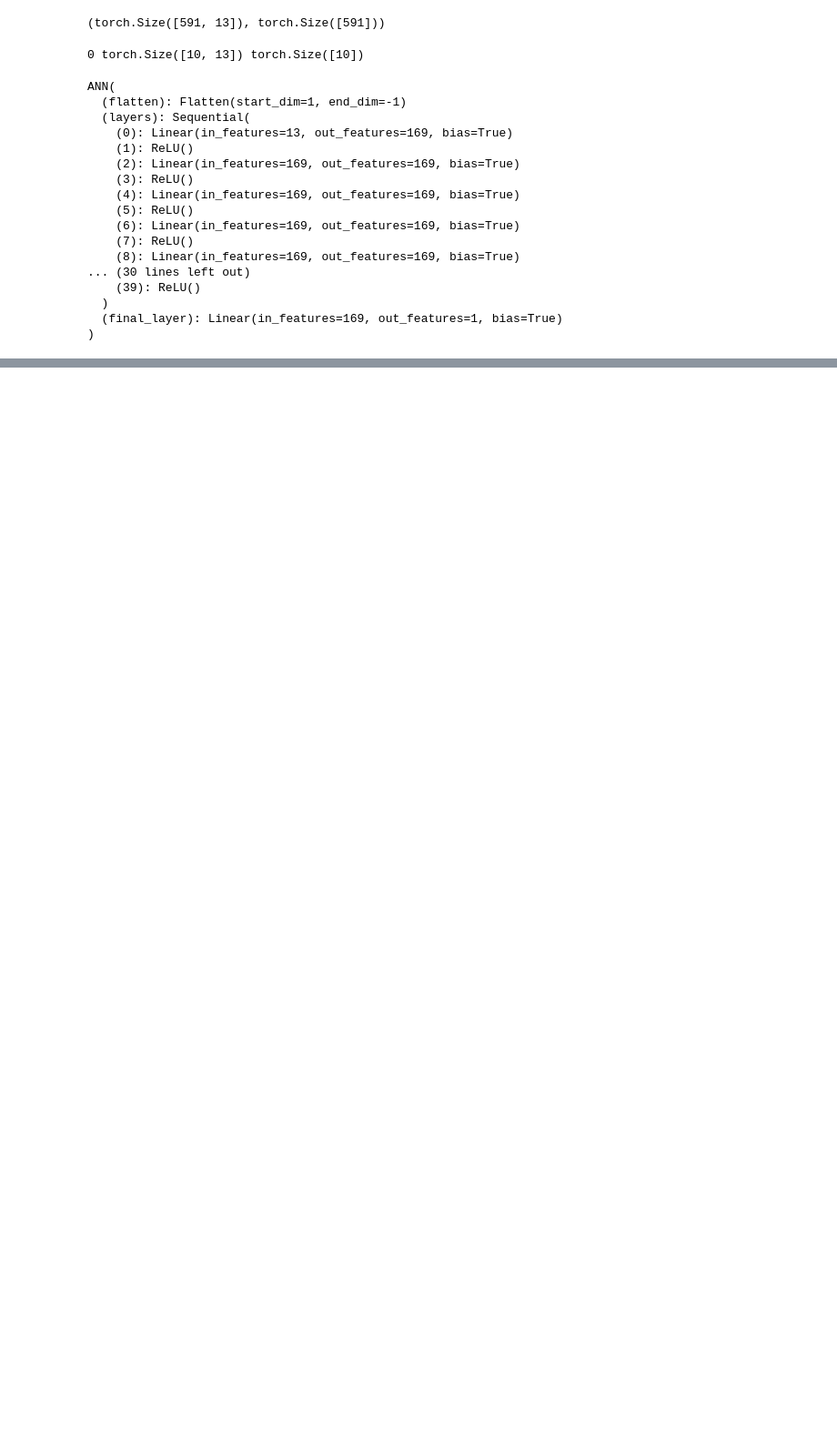
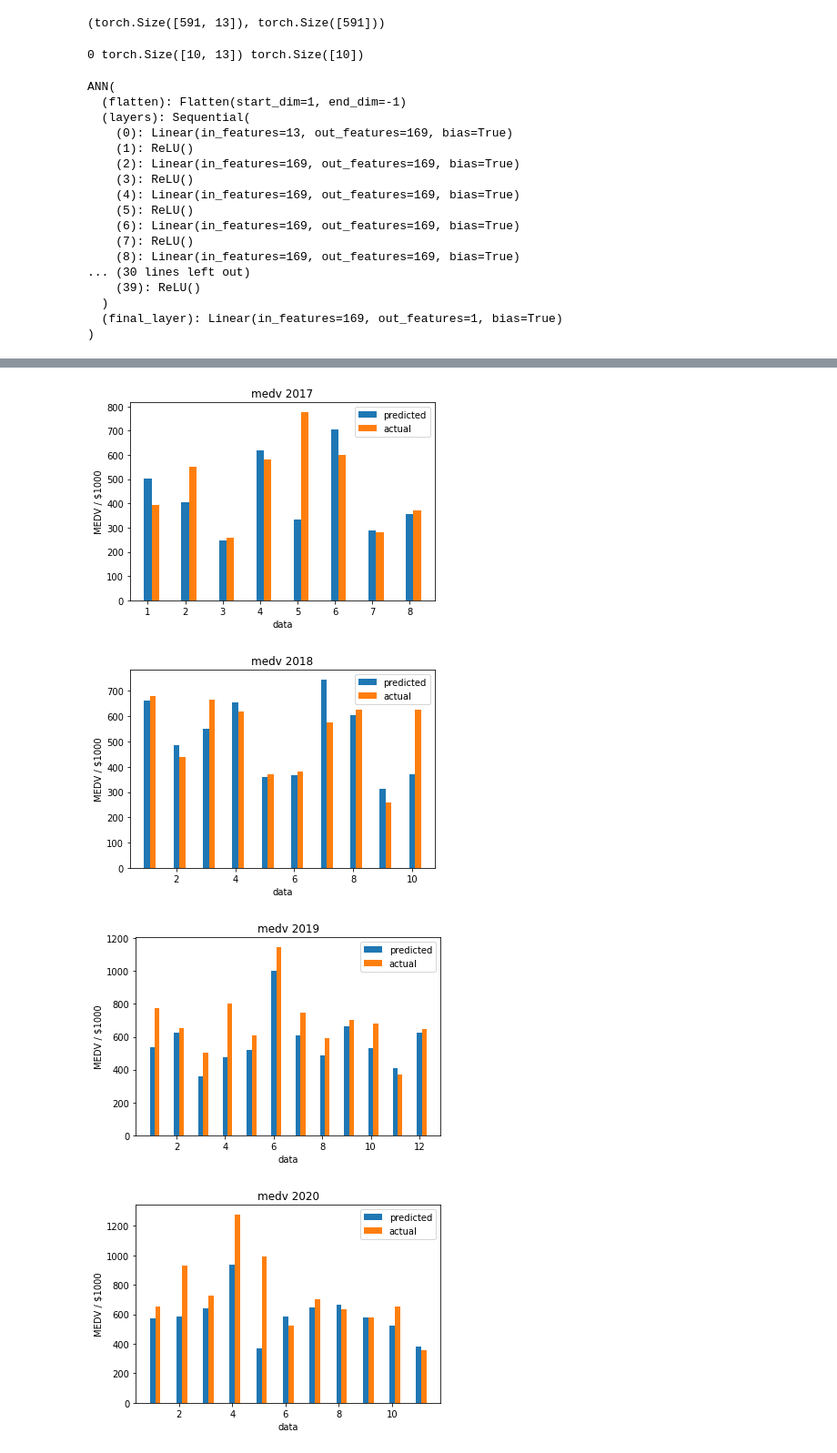
Before and after one commit to manami-16/boston-housing-analysis, a Jupyter notebook: ann.ipynb, the cells around one changed output, grey strips where cells are left out. Shown: that part at 91% size. Cells and saved outputs as stored; diff of their text form; code cells hidden in the pictures; blank space fills up the shorter version.

```diff
--- a/ann.ipynb
+++ b/ann.ipynb
@@ -300,0 +273,11 @@ plt.show()
+# %%
+with torch.no_grad():
+    model.eval()
+    y_pred = []
+    y_true = []
+    year = []
+    for i, batch in enumerate(test_loader):
+        output = model(batch[0]).reshape(-1)
+        y_pred.append(output.detach().numpy())
+        y_true.append(batch[1].detach().numpy())
+        year.append(np.array(batch[0][:, 3]))
@@ -300,0 +317,20 @@ plt.show()
+# %%
+for dic in list(obj.keys()):
+    obj[dic] = np.array(obj[dic]).reshape(-1, 2)
+# %%
+for dic in list(obj.keys()):
+    width = 0.4
+    x_dummy = np.linspace(1, len(obj[dic][:, 0]), len(obj[dic][:, 0]))
+
+    plt.bar(x_dummy, obj[dic][:, 0], width/2, label='predicted')
+    plt.bar(x_dummy+0.2, obj[dic][:, 1], width/2, label='actual')
+    plt.legend()
+    plt.xlabel('data')
+    plt.ylabel('MEDV / $1000')
+    plt.title(dic.replace('_', ' '))
+    plt.show()
+# %% [output]
+[figure, added]
+[figure, added]
+[figure, added]
+[figure, added]
```
Also changed, not shown: parts of 17 cells of this notebook.
